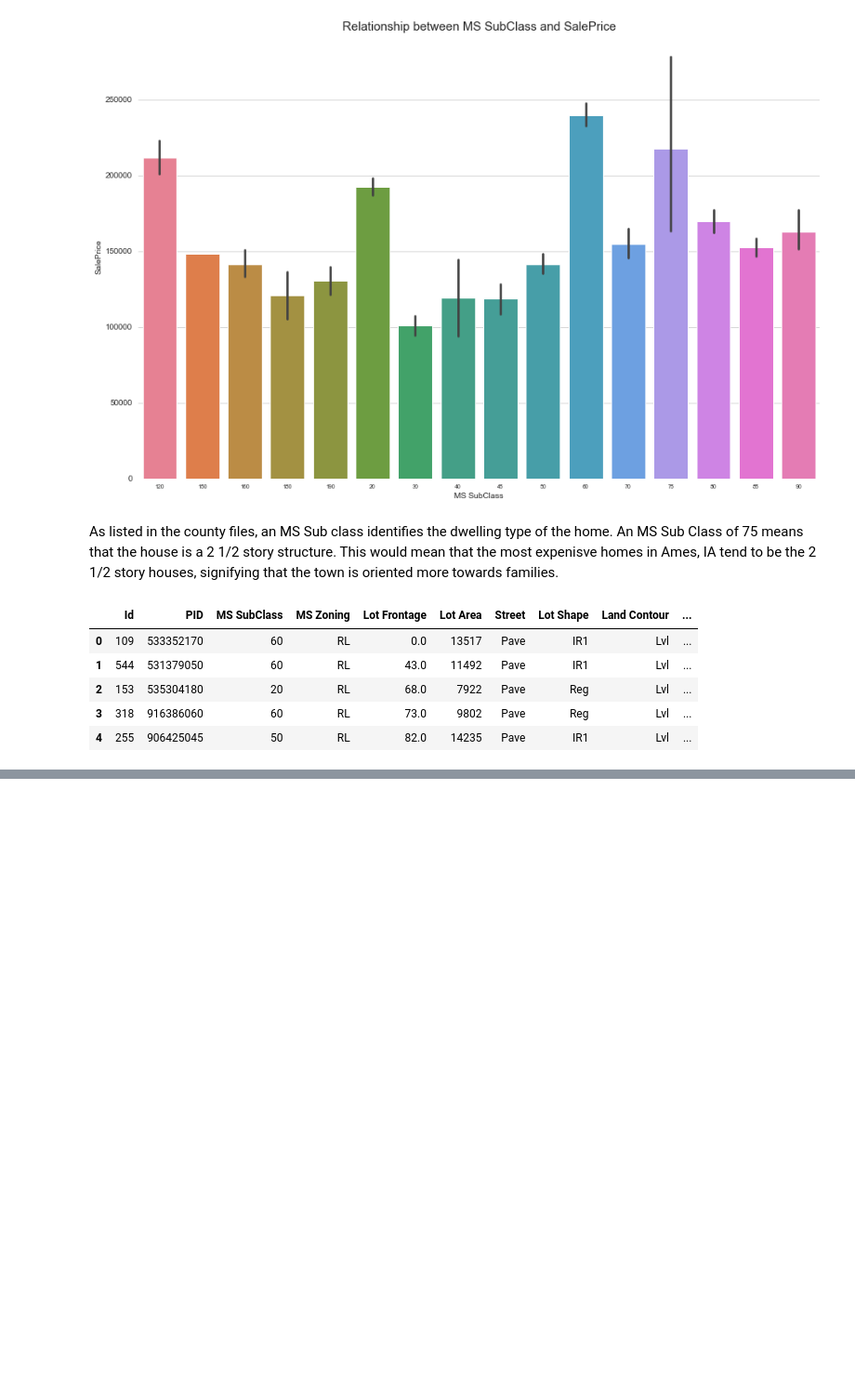
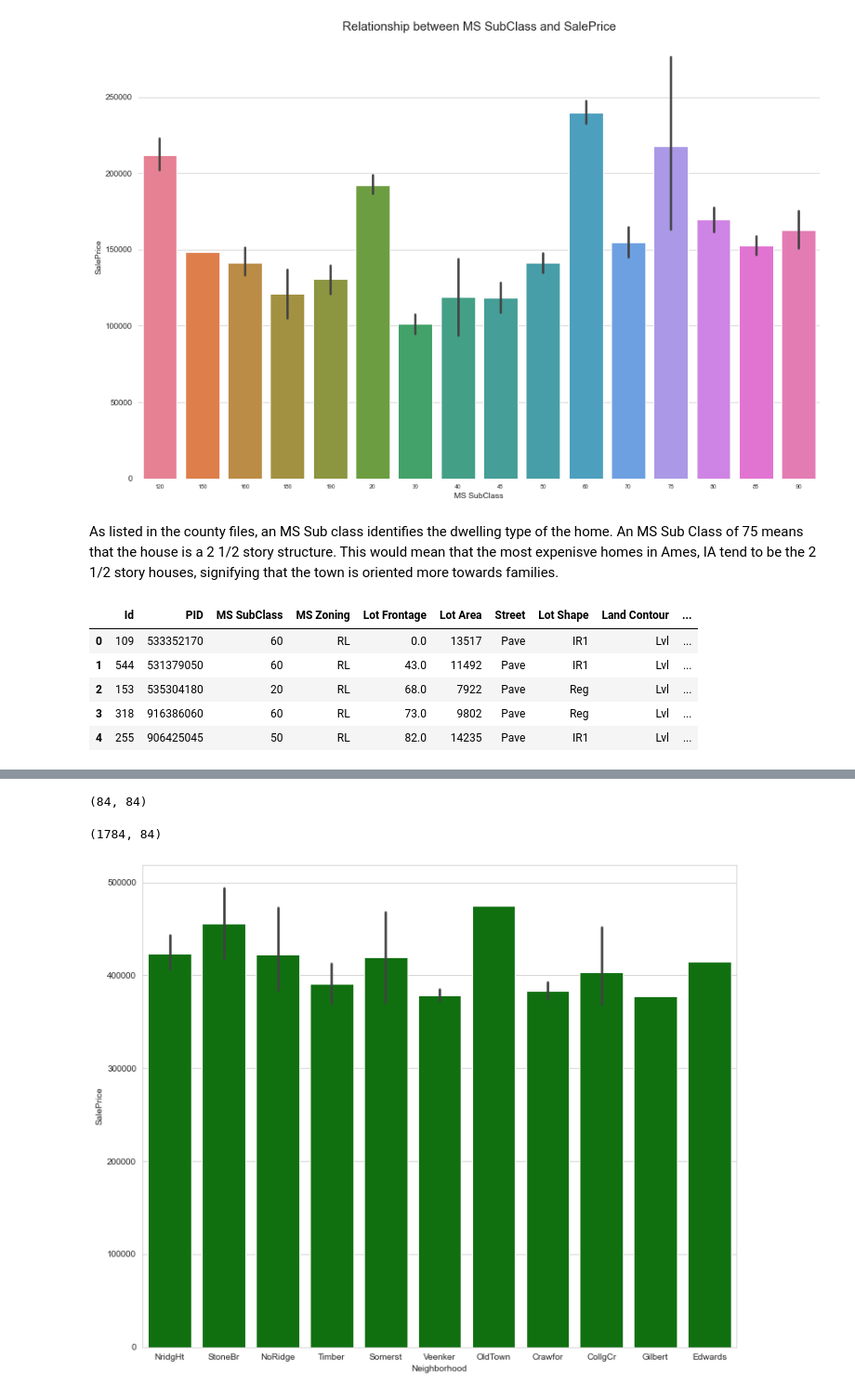
Before and after one commit to ianibogwu/Projects, a Jupyter notebook: GA-projects/01-Ames-housing/Cleaning_EDA.ipynb, the cells around one changed output, grey strips where cells are left out. Shown at 93% size. Drawn from its saved outputs; the diff is of its cells as text; code cells hidden in the pictures; blank space fills up the shorter version.

Commit message:
examiining neighborhoods further

```diff
--- a/GA-projects/01-Ames-housing/Cleaning_EDA.ipynb
+++ b/GA-projects/01-Ames-housing/Cleaning_EDA.ipynb
@@ -420,0 +435,3 @@ three_chart_plot(new_train, 'SalePrice');
+# %%
+pricey_homes = new_train.loc[new_train['SalePrice'] >= 350000]
+pricey_homes.head()
@@ -420,0 +445,15 @@ three_chart_plot(new_train, 'SalePrice');
+# %%
+pricey_homes.shape
+# %% [output]
+(84, 84)
+# %%
+less_pricey.shape
+# %% [output]
+(1784, 84)
+# %%
+#examining the neighborhoods
+plt.figure(figsize=(12,10))
+sns.barplot(x = pricey_homes['Neighborhood'], y = pricey_homes['SalePrice'], color = 'Green')
+plt.xticks(fontsize = 10);
+# %% [output]
+[figure, added]
```
Also changed, not shown: parts of 9 cells of this notebook.
